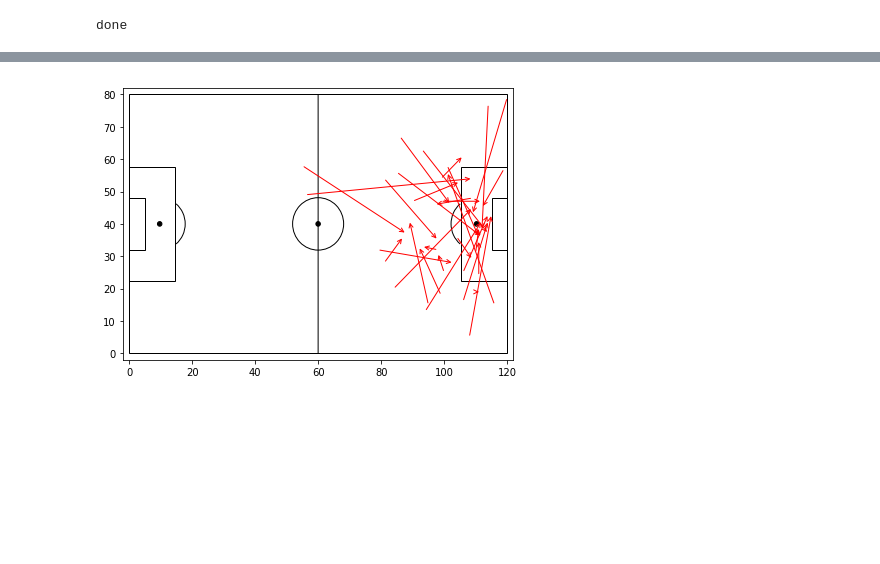
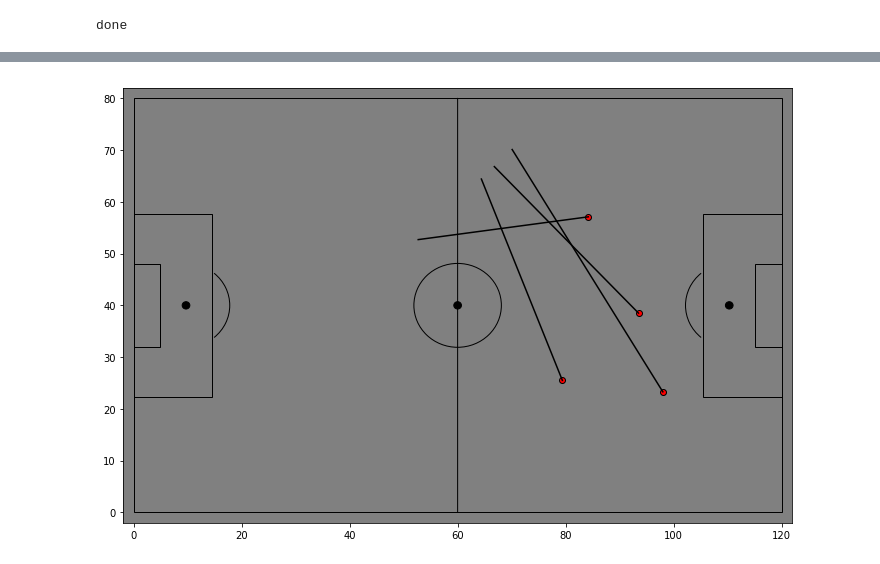
Before and after one commit to koushikkirugulige/Football-Analytics, a Jupyter notebook: Through_Ball.ipynb, the cells around one changed output, grey strips where cells are left out. Saved outputs shown, nothing was run; the diff lists cells and outputs as text; code cells hidden in the pictures; blank space fills up the shorter version.

```diff
--- a/Through_Ball.ipynb
+++ b/Through_Ball.ipynb
@@ -10,21 +10,19 @@ from matplotlib.patches import Arc, Rectangle, ConnectionPatch
 from matplotlib.offsetbox import  OffsetImage
 #import squarify
 from functools import reduce
-path = """C:\\Users\\Koushik\\Downloads\\open-data-master\\open-data-master\\data\\my_events\\"""
+path = "/home/kirugulige/Documents/Football-Analytics/open-data-master/data/events/"
 Xg_req = pd.DataFrame(data=None)
-for filename in (os.listdir(path)):
-    #print(filename)
+filename = '69275.json'
+with open("%s" % path + filename,encoding="utf8") as data_file:
+    data = json.load(data_file)
+    df = pd.DataFrame(data=None)
 
-    with open("%s" % path + filename,encoding="utf8") as data_file:
-        data = json.load(data_file)
-        df = pd.DataFrame(data=None)
-
-        df = json_normalize(data, sep = "_")
+    df = json_normalize(data, sep = "_")
 
         #df =  df[(df['type_name'] == "Shot")]
         #df = df.loc[:,['location','shot_body_part_id','shot_end_location','shot_one_on_one','shot_technique_id','shot_type_id','under_pressure','shot_outcome_id']]
         #print(df.shape)
-    Xg_req = Xg_req.append(df,ignore_index=True,sort=False)
+Xg_req = Xg_req.append(df,ignore_index=True,sort=False)
         #df.drop(df.index, inplace=True)
 
 print("done")
@@ -110,8 +89,9 @@ def draw_pitch(ax):
         ax.add_patch(i)
 # %%
 fig=plt.figure() #set up the figures
-fig.set_size_inches(7, 5)
+fig.set_size_inches(12, 8)
 ax=fig.add_subplot(1,1,1)
+ax.set_facecolor('grey')
 draw_pitch(ax) #overlay our different objects on the pitch
 plt.ylim(-2, 82)
 plt.xlim(-2, 122)
@@ -120,10 +100,13 @@ plt.xlim(-2, 122)
 #plt.axis('off')
 
 for i in range(len(through_ball)):
-    # annotate draw an arrow from a current position to pass_end_location
-    ax.annotate("", xy = (through_ball.iloc[i]['pass_end_location'][0], through_ball.iloc[i]['pass_end_location'][1]), xycoords = 'data',
-               xytext = (through_ball.iloc[i]['location'][0], through_ball.iloc[i]['location'][1]), textcoords = 'data',
-               arrowprops=dict(arrowstyle="->",connectionstyle="arc3", color = "blue"),)
+    x = through_ball.iloc[i]['pass_end_location'][0]
+    y = through_ball.iloc[i]['pass_end_location'][1]
+    xe = through_ball.iloc[i]['location'][0]
+    ye = through_ball.iloc[i]['location'][0]
+    ax.scatter(x,y,color="red",edgecolors="black",zorder=10,alpha=1)
+    ax.plot([x,xe],[y,ye],zorder=11,alpha=1,color="black")
+
 """
 for i in range(len(assist)):
     # annotate draw an arrow from a current position to pass_end_location
@@ -138,20 +121,24 @@ plt.show()
 # %%
 fig=plt.figure() #set up the figures
-fig.set_size_inches(7, 5)
+fig.set_size_inches(12, 8)
 ax=fig.add_subplot(1,1,1)
+ax.set_facecolor('grey')
 draw_pitch(ax) #overlay our different objects on the pitch
 plt.ylim(-2, 82)
 plt.xlim(-2, 122)
 #plt.plot(x_axis,y_axis,'ro')
 #plt.plot(x,y,'bo')
 #plt.axis('off')
 
 for i in range(len(assist)):
-    # annotate draw an arrow from a current position to pass_end_location
-    ax.annotate("", xy = (assist.iloc[i]['pass_end_location'][0], assist.iloc[i]['pass_end_location'][1]), xycoords = 'data',
-               xytext = (assist.iloc[i]['location'][0], assist.iloc[i]['location'][1]), textcoords = 'data',
-               arrowprops=dict(arrowstyle="->",connectionstyle="arc3", color = "red"),)
+    x = assist.iloc[i]['pass_end_location'][0]
+    y = assist.iloc[i]['pass_end_location'][1]
+    xe = assist.iloc[i]['location'][0]
+    ye = assist.iloc[i]['location'][0]
+    ax.scatter(x,y,color="red",edgecolors="black",zorder=10,alpha=1)
+    ax.plot([x,xe],[y,ye],zorder=11,alpha=1,color="black")
+
 
 plt.show()
 # %% [output]
-[figure, old version]
+[figure, new version]
```
Also changed, not shown: parts of 5 cells of this notebook.
